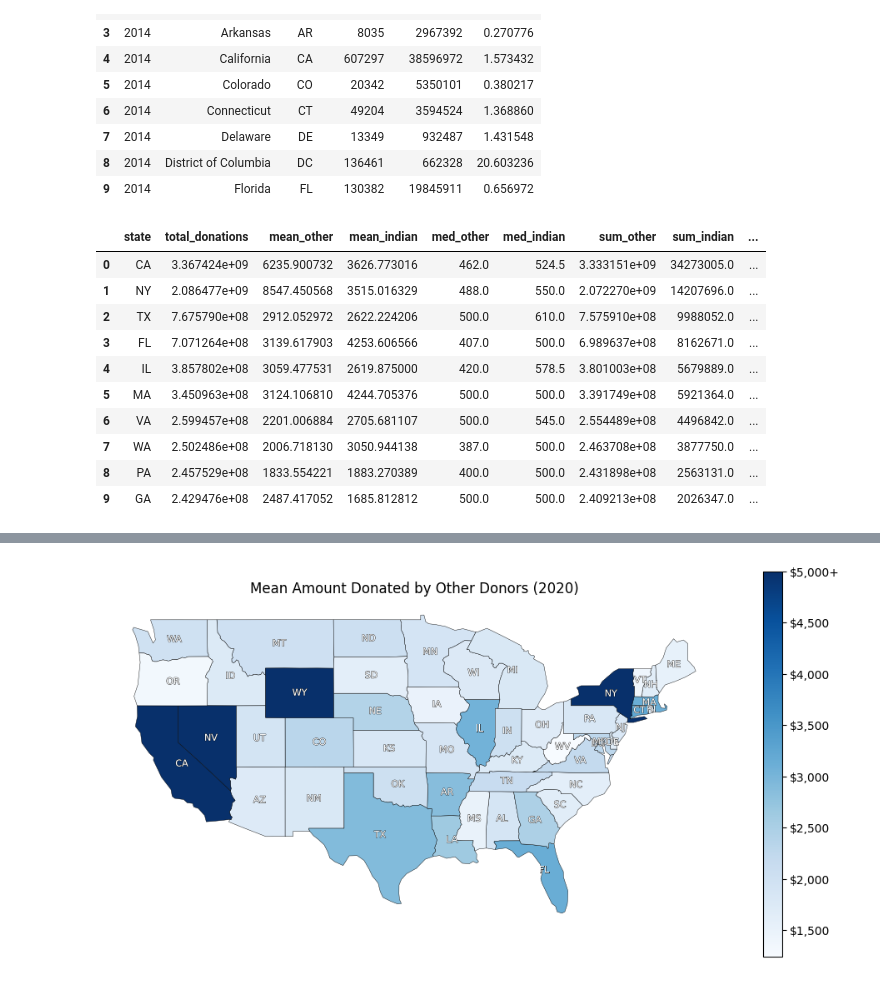
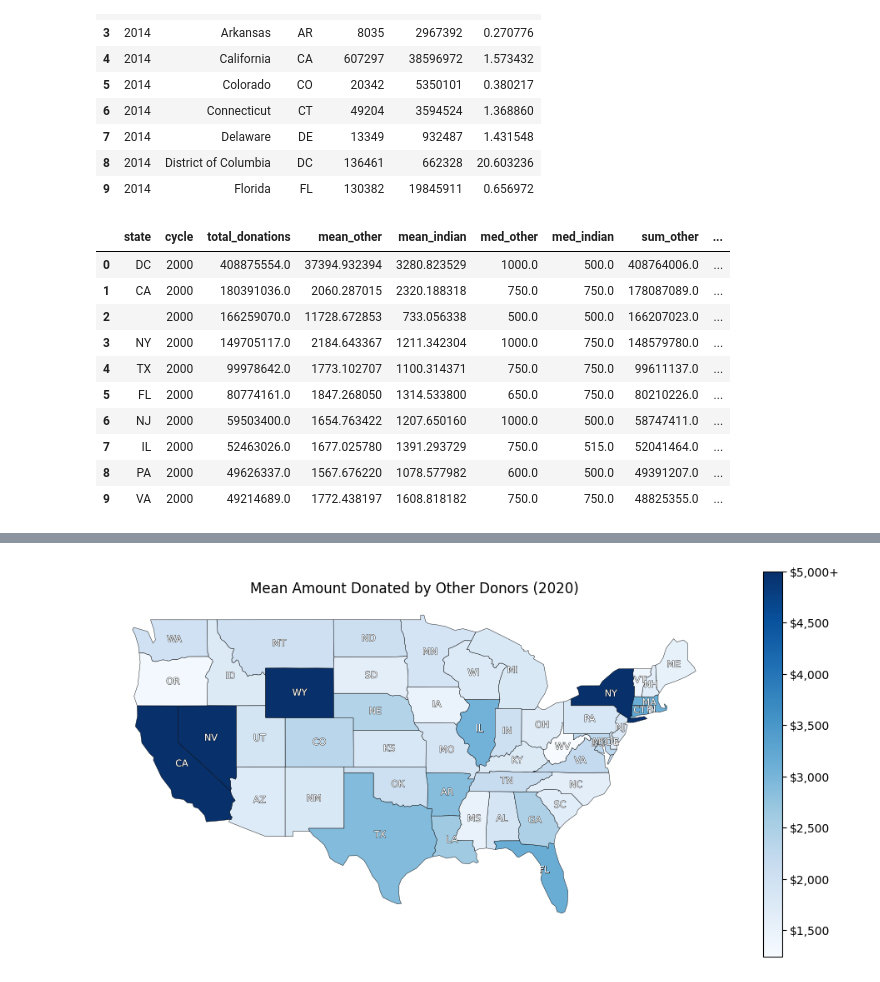
Before and after one commit to kkkarnav/indianamericancontributions, a Jupyter notebook: donor_maps.ipynb, the cells around one changed output, grey strips where cells are left out. Drawn from its saved outputs; the diff is of its cells as text; code cells hidden in the pictures.

Commit message:
tables

```diff
--- a/donor_maps.ipynb
+++ b/donor_maps.ipynb
@@ -77,34 +77,34 @@ population.head(10)
 | 9 | 2014 | Florida | FL | 130382 | 19845911 | 0.656972 |
 # %%
 state_stats = (
-    donors[donors["cycle"] == 2000 + int(year)].groupby("state")
+    donors.groupby(["state", "cycle"])
     .agg(
         total_donations=("total_donated", "sum"),
         mean_other=("total_donated", lambda x: x[donors.loc[x.index, "indian"] == False].mean()),
         mean_indian=("total_donated", lambda x: x[donors.loc[x.index, "indian"] == True].mean()),
         med_other=("total_donated", lambda x: x[donors.loc[x.index, "indian"] == False].median()),
         med_indian=("total_donated", lambda x: x[donors.loc[x.index, "indian"] == True].median()),
         sum_other=("total_donated", lambda x: x[donors.loc[x.index, "indian"] == False].sum()),
         sum_indian=("total_donated", lambda x: x[donors.loc[x.index, "indian"] == True].sum()),
         count_other=("indian", lambda x: (x == False).sum()),
         count_indian=("indian", lambda x: (x == True).sum())
     )
-    .sort_values("total_donations", ascending=False)
+    .sort_values(["cycle", "total_donations"], ascending=[True, False])
     .reset_index()
 )
 state_stats.head(10)
 # %% [output]
-|  | state | total_donations | mean_other | mean_indian | med_other | med_indian | sum_other | sum_indian | ... |
-| 0 | CA | 3.367424e+09 | 6235.900732 | 3626.773016 | 462.0 | 524.5 | 3.333151e+09 | 34273005.0 | ... |
-| 1 | NY | 2.086477e+09 | 8547.450568 | 3515.016329 | 488.0 | 550.0 | 2.072270e+09 | 14207696.0 | ... |
-| 2 | TX | 7.675790e+08 | 2912.052972 | 2622.224206 | 500.0 | 610.0 | 7.575910e+08 | 9988052.0 | ... |
-| 3 | FL | 7.071264e+08 | 3139.617903 | 4253.606566 | 407.0 | 500.0 | 6.989637e+08 | 8162671.0 | ... |
-| 4 | IL | 3.857802e+08 | 3059.477531 | 2619.875000 | 420.0 | 578.5 | 3.801003e+08 | 5679889.0 | ... |
-| 5 | MA | 3.450963e+08 | 3124.106810 | 4244.705376 | 500.0 | 500.0 | 3.391749e+08 | 5921364.0 | ... |
-| 6 | VA | 2.599457e+08 | 2201.006884 | 2705.681107 | 500.0 | 545.0 | 2.554489e+08 | 4496842.0 | ... |
-| 7 | WA | 2.502486e+08 | 2006.718130 | 3050.944138 | 387.0 | 500.0 | 2.463708e+08 | 3877750.0 | ... |
-| 8 | PA | 2.457529e+08 | 1833.554221 | 1883.270389 | 400.0 | 500.0 | 2.431898e+08 | 2563131.0 | ... |
-| 9 | GA | 2.429476e+08 | 2487.417052 | 1685.812812 | 500.0 | 500.0 | 2.409213e+08 | 2026347.0 | ... |
+|  | state | cycle | total_donations | mean_other | mean_indian | med_other | med_indian | sum_other | ... |
+| 0 | DC | 2000 | 408875554.0 | 37394.932394 | 3280.823529 | 1000.0 | 500.0 | 408764006.0 | ... |
+| 1 | CA | 2000 | 180391036.0 | 2060.287015 | 2320.188318 | 750.0 | 750.0 | 178087089.0 | ... |
+| 2 |  | 2000 | 166259070.0 | 11728.672853 | 733.056338 | 500.0 | 500.0 | 166207023.0 | ... |
+| 3 | NY | 2000 | 149705117.0 | 2184.643367 | 1211.342304 | 1000.0 | 750.0 | 148579780.0 | ... |
+| 4 | TX | 2000 | 99978642.0 | 1773.102707 | 1100.314371 | 750.0 | 750.0 | 99611137.0 | ... |
+| 5 | FL | 2000 | 80774161.0 | 1847.268050 | 1314.533800 | 650.0 | 750.0 | 80210226.0 | ... |
+| 6 | NJ | 2000 | 59503400.0 | 1654.763422 | 1207.650160 | 1000.0 | 500.0 | 58747411.0 | ... |
+| 7 | IL | 2000 | 52463026.0 | 1677.025780 | 1391.293729 | 750.0 | 515.0 | 52041464.0 | ... |
+| 8 | PA | 2000 | 49626337.0 | 1567.676220 | 1078.577982 | 600.0 | 500.0 | 49391207.0 | ... |
+| 9 | VA | 2000 | 49214689.0 | 1772.438197 | 1608.818182 | 750.0 | 750.0 | 48825355.0 | ... |
 # %%
 state_stats[state_stats["state"] == "NJ"]
 # %% [output]
```
Also changed, not shown: parts of 5 cells of this notebook, 1 other file.
